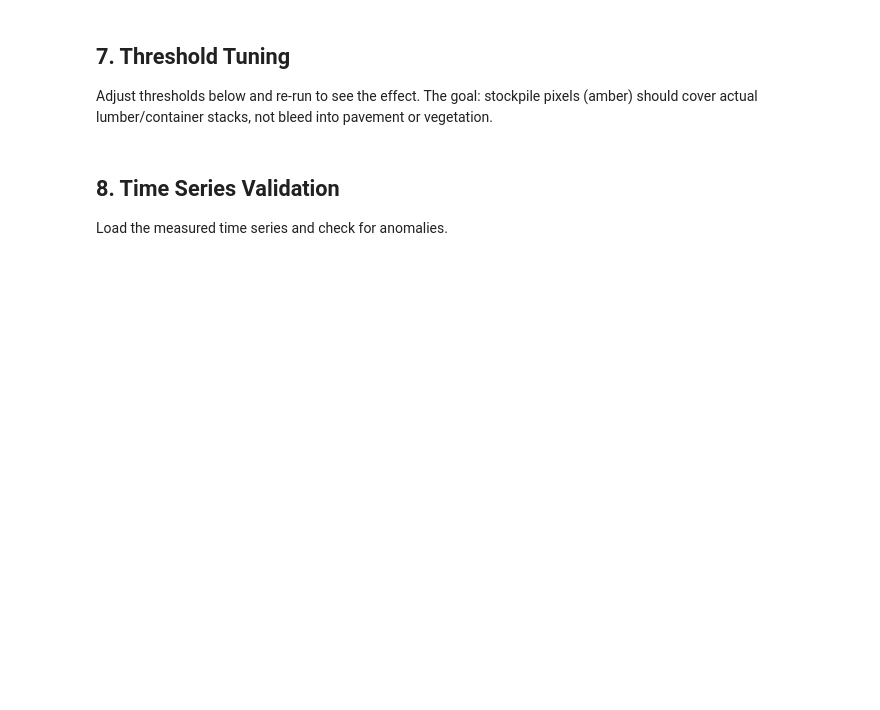
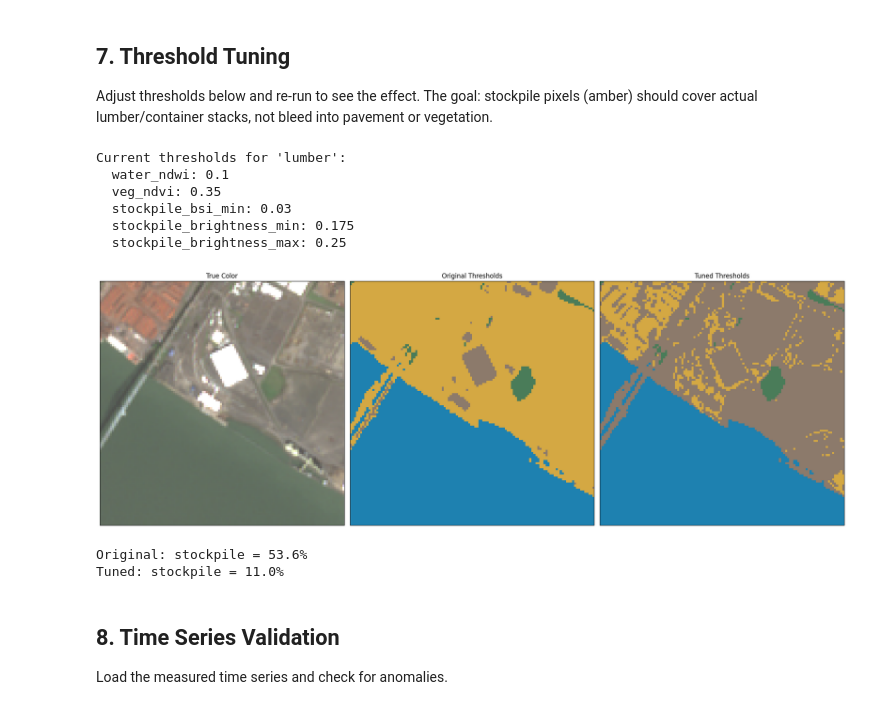
Before and after one commit to bdgroves/sentinel-stockpile, a Jupyter notebook: notebooks/explore.ipynb, the cells around one changed output. Cells and saved outputs as stored; diff of their text form; code cells hidden in the pictures; blank space fills up the shorter version.

```diff
--- a/notebooks/explore.ipynb
+++ b/notebooks/explore.ipynb
@@ -205,42 +234,61 @@ import copy
 # Copy and modify thresholds
 custom = copy.deepcopy(THRESHOLDS[commodity])
 
-# --- ADJUST THESE ---
-# custom["veg_ndvi"] = 0.30          # lower = more vegetation classified
-# custom["stockpile_brightness_min"] = 0.06  # lower = catches darker material
-# custom["stockpile_brightness_max"] = 0.40  # higher = catches brighter material
-# custom["stockpile_bsi_min"] = -0.15        # lower = more permissive
+# --- TUNED THRESHOLDS ---
+custom["stockpile_brightness_min"] = 0.175   # was 0.08 — target only bright lumber stacks
+custom["stockpile_brightness_max"] = 0.25    # was 0.35 — exclude very bright rooftops
+custom["stockpile_bsi_min"] = 0.03           # was -0.1 — cut out flat pavement
 # --------------------
 
 print(f"Current thresholds for '{commodity}':")
 for k, v in custom.items():
     print(f"  {k}: {v}")
 
-# Re-classify with custom thresholds (manual override)
+# Re-classify with custom thresholds
 t = custom
 reclassified = np.full(indices["ndvi"].shape, 4, dtype=np.uint8)
 water = indices["ndwi"] > t["water_ndwi"]
 veg = (~water) & (indices["ndvi"] > t["veg_ndvi"])
 stockpile = (~water) & (~veg) & \
     (indices["bsi"] > t["stockpile_bsi_min"]) & \
     (indices["brightness"] > t["stockpile_brightness_min"]) & \
     (indices["brightness"] < t["stockpile_brightness_max"])
 reclassified[water] = 1
 reclassified[veg] = 2
 reclassified[stockpile] = 3
 
 fig, axes = plt.subplots(1, 3, figsize=(20, 7))
 axes[0].imshow(rgb)
 axes[0].set_title("True Color")
 axes[1].imshow(classified, cmap=cmap, norm=norm)
 axes[1].set_title("Original Thresholds")
 axes[2].imshow(reclassified, cmap=cmap, norm=norm)
-axes[2].set_title("Custom Thresholds")
+axes[2].set_title("Tuned Thresholds")
 for ax in axes:
     ax.set_xticks([])
     ax.set_yticks([])
 plt.tight_layout()
 plt.show()
+
+# Print comparison stats
+for label, data in [("Original", classified), ("Tuned", reclassified)]:
+    unique, counts = np.unique(data, return_counts=True)
+    total = counts.sum()
+    stockpile_pct = 0
+    for u, c in zip(unique, counts):
+        if u == 3:
+            stockpile_pct = c / total * 100
+    print(f"{label}: stockpile = {stockpile_pct:.1f}%")
+# %% [output]
+Current thresholds for 'lumber':
+  water_ndwi: 0.1
+  veg_ndvi: 0.35
+  stockpile_bsi_min: 0.03
+  stockpile_brightness_min: 0.175
+  stockpile_brightness_max: 0.25
+[figure, added]
+Original: stockpile = 53.6%
+Tuned: stockpile = 11.0%
 # %% [markdown]
 ## 8. Time Series Validation
 
```
Also changed, not shown: parts of 10 cells of this notebook, 21 other files.
